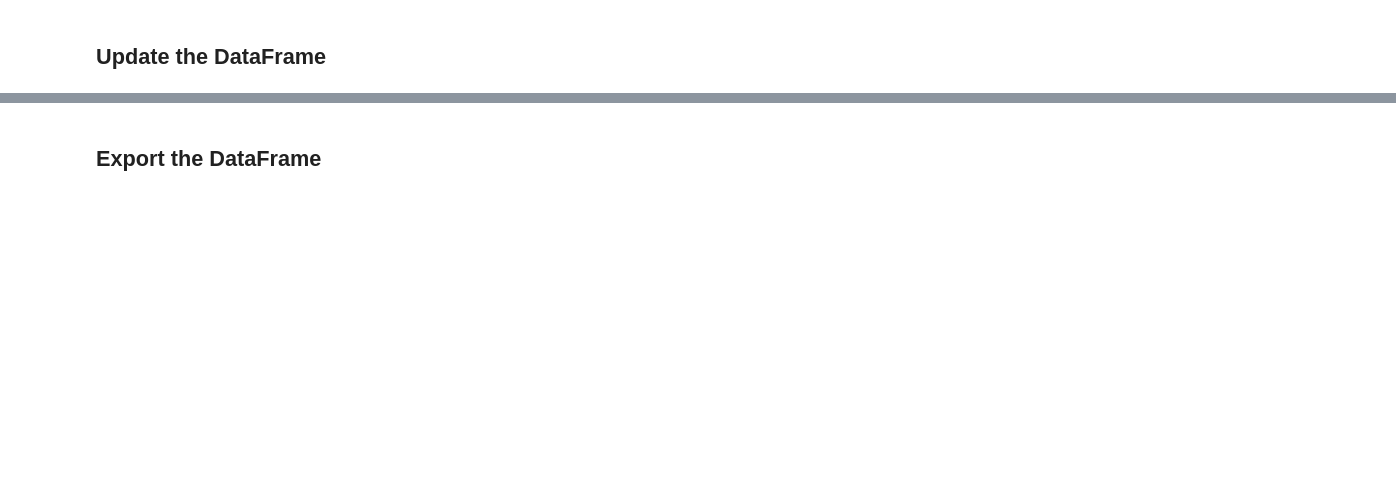
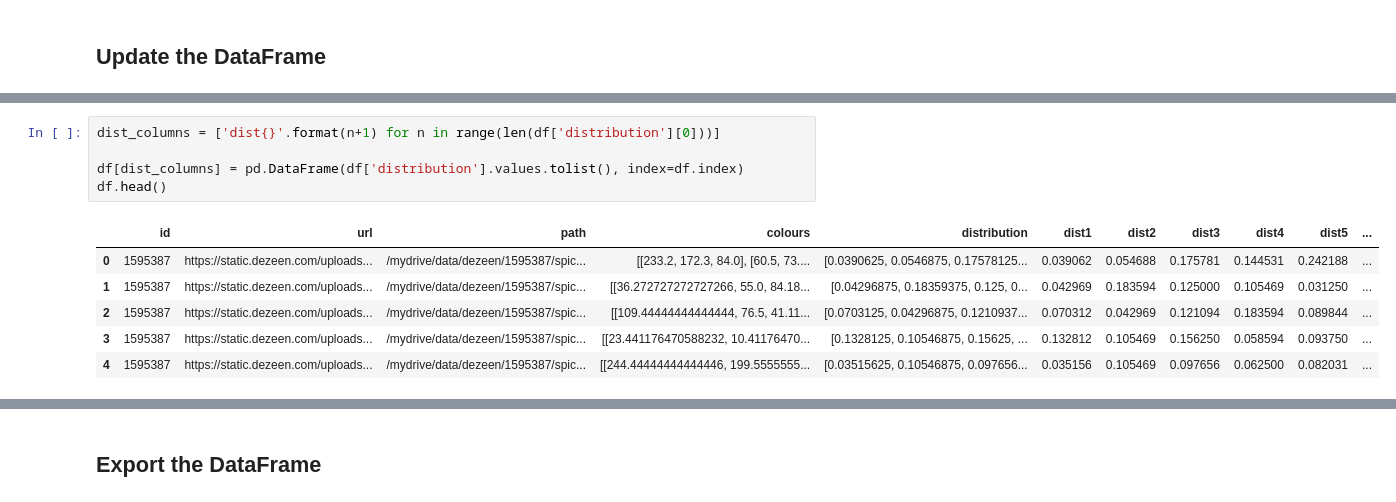
Before and after one commit to rickkk856/dezeenAI, a Jupyter notebook: 2_DominantColours.ipynb, the cells around one changed output, grey strips where cells are left out. Cells and saved outputs as stored; diff of their text form; blank space fills up the shorter version.

```diff
--- a/2_DominantColours.ipynb
+++ b/2_DominantColours.ipynb
@@ -223,0 +245,12 @@ df
+# %%
+dist_columns = ['dist{}'.format(n+1) for n in range(len(df['distribution'][0]))]
+
+df[dist_columns] = pd.DataFrame(df['distribution'].values.tolist(), index=df.index)
+df.head()
+# %% [output]
+|  | id | url | path | colours | distribution | dist1 | dist2 | dist3 | dist4 | dist5 | ... |
+| 0 | 1595387 | https://static.dezeen.com/uploads... | /mydrive/data/dezeen/1595387/spic... | [[233.2, 172.3, 84.0], [60.5, 73.... | [0.0390625, 0.0546875, 0.17578125... | 0.039062 | 0.054688 | 0.175781 | 0.144531 | 0.242188 | ... |
+| 1 | 1595387 | https://static.dezeen.com/uploads... | /mydrive/data/dezeen/1595387/spic... | [[36.272727272727266, 55.0, 84.18... | [0.04296875, 0.18359375, 0.125, 0... | 0.042969 | 0.183594 | 0.125000 | 0.105469 | 0.031250 | ... |
+| 2 | 1595387 | https://static.dezeen.com/uploads... | /mydrive/data/dezeen/1595387/spic... | [[109.44444444444444, 76.5, 41.11... | [0.0703125, 0.04296875, 0.1210937... | 0.070312 | 0.042969 | 0.121094 | 0.183594 | 0.089844 | ... |
+| 3 | 1595387 | https://static.dezeen.com/uploads... | /mydrive/data/dezeen/1595387/spic... | [[23.441176470588232, 10.41176470... | [0.1328125, 0.10546875, 0.15625, ... | 0.132812 | 0.105469 | 0.156250 | 0.058594 | 0.093750 | ... |
+| 4 | 1595387 | https://static.dezeen.com/uploads... | /mydrive/data/dezeen/1595387/spic... | [[244.44444444444446, 199.5555555... | [0.03515625, 0.10546875, 0.097656... | 0.035156 | 0.105469 | 0.097656 | 0.062500 | 0.082031 | ... |
```
Also changed, not shown: parts of 13 cells of this notebook, 6 other files.
